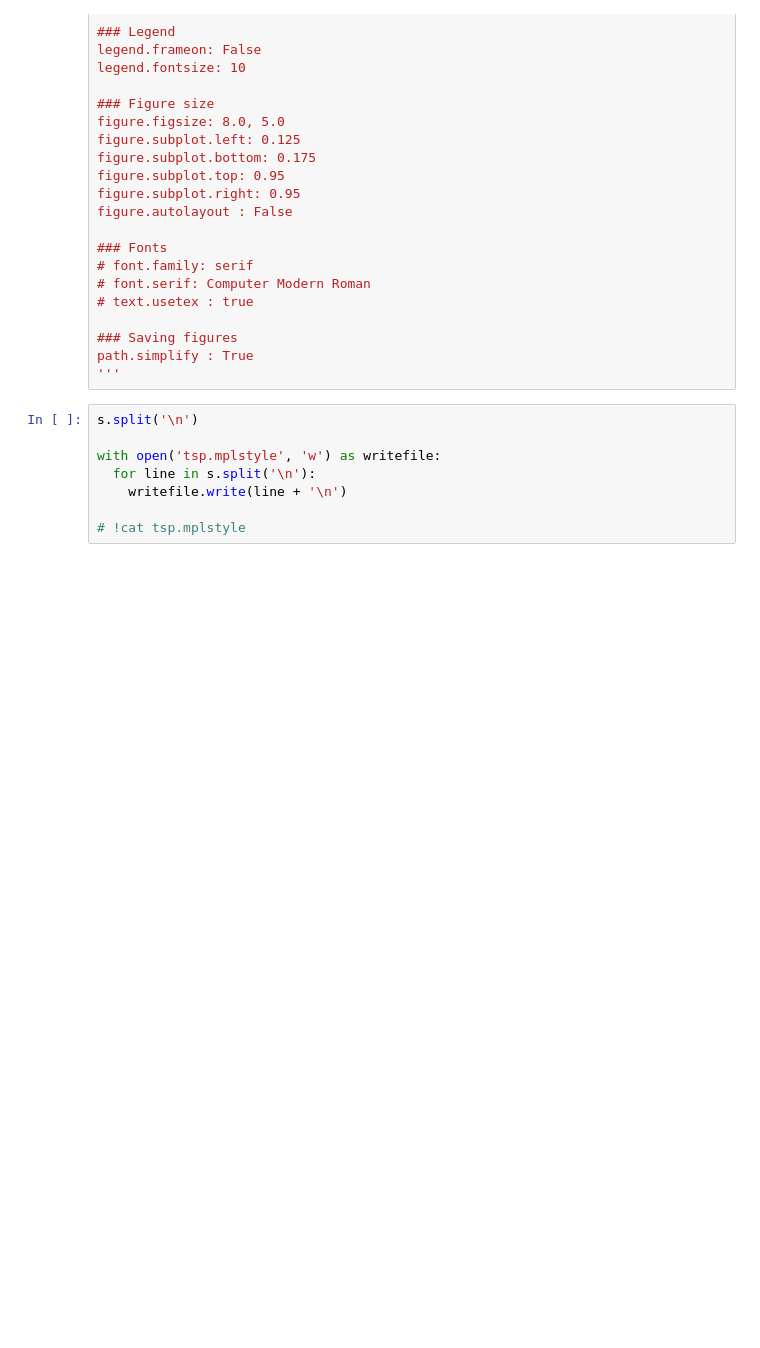
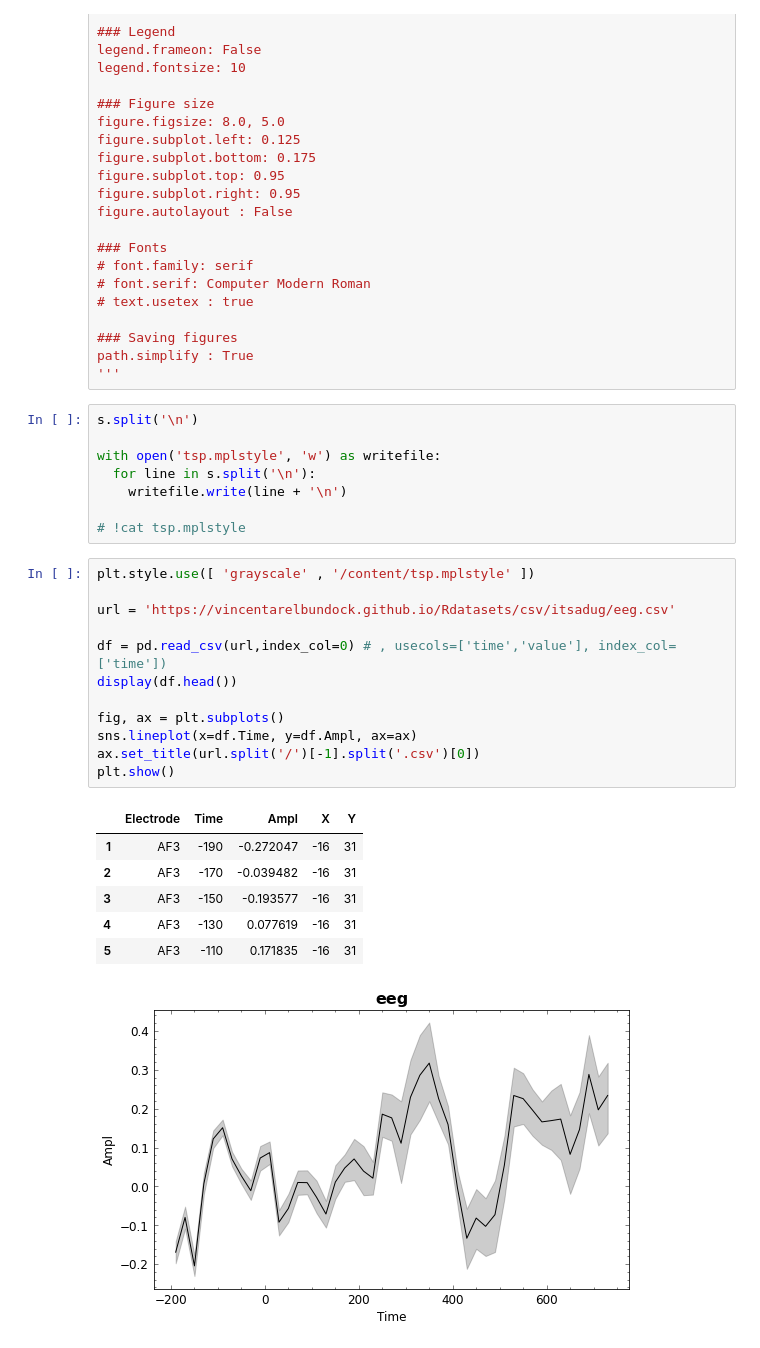
Before and after one commit to Rogerio-mack/Temporal, a Jupyter notebook: tsp_mplstyle_teste.ipynb, the cells around one changed output. Cells and saved outputs as stored; diff of their text form; blank space fills up the shorter version.

```diff
--- a/tsp_mplstyle_teste.ipynb
+++ b/tsp_mplstyle_teste.ipynb
@@ -102,4 +106,24 @@ with open('tsp.mplstyle', 'w') as writefile:
     writefile.write(line + '\n')
 
 # !cat tsp.mplstyle
+# %%
+plt.style.use([ 'grayscale' , '/content/tsp.mplstyle' ])
+
+url = 'https://vincentarelbundock.github.io/Rdatasets/csv/itsadug/eeg.csv'
+
+df = pd.read_csv(url,index_col=0) # , usecols=['time','value'], index_col=['time'])
+display(df.head())
+
+fig, ax = plt.subplots()
+sns.lineplot(x=df.Time, y=df.Ampl, ax=ax)
+ax.set_title(url.split('/')[-1].split('.csv')[0])
+plt.show()
+# %% [output]
+|  | Electrode | Time | Ampl | X | Y |
+| 1 | AF3 | -190 | -0.272047 | -16 | 31 |
+| 2 | AF3 | -170 | -0.039482 | -16 | 31 |
+| 3 | AF3 | -150 | -0.193577 | -16 | 31 |
+| 4 | AF3 | -130 | 0.077619 | -16 | 31 |
+| 5 | AF3 | -110 | 0.171835 | -16 | 31 |
+[figure, added]
 # %%
```
Also changed, not shown: parts of 4 cells of this notebook.
